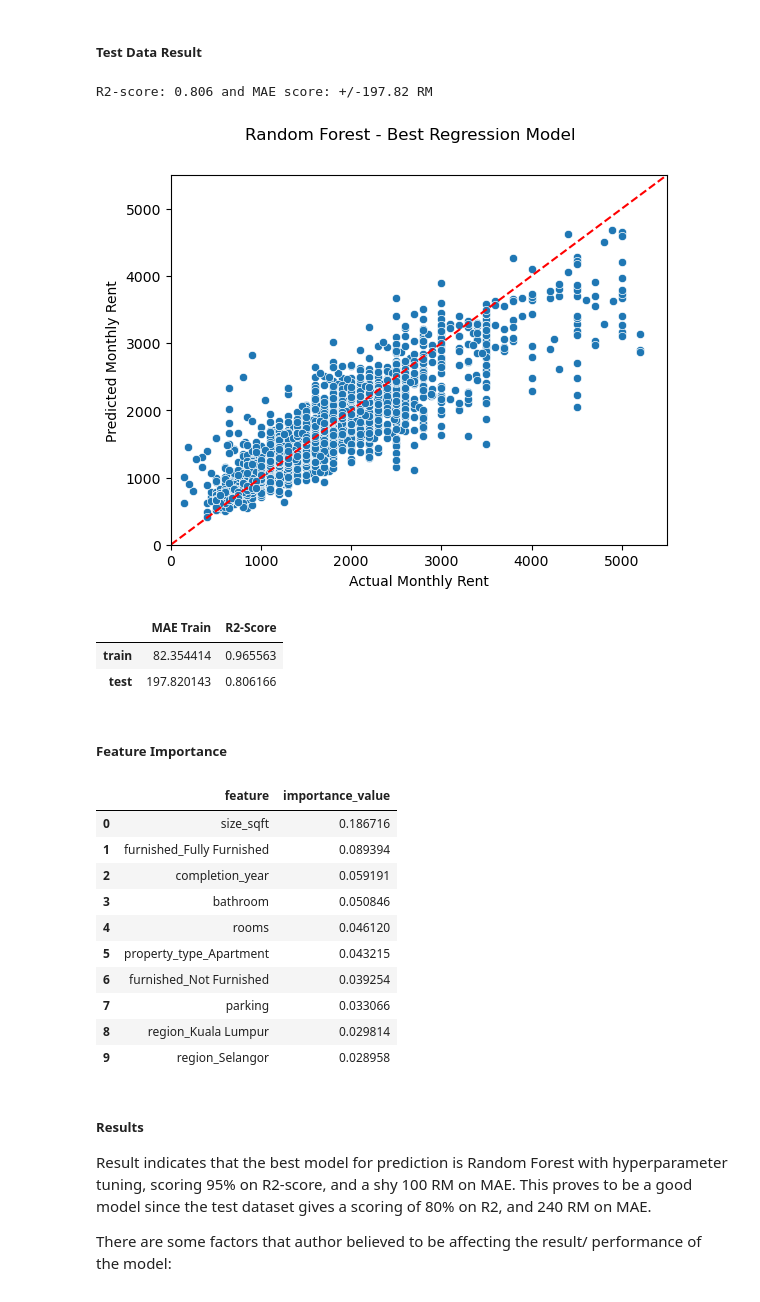
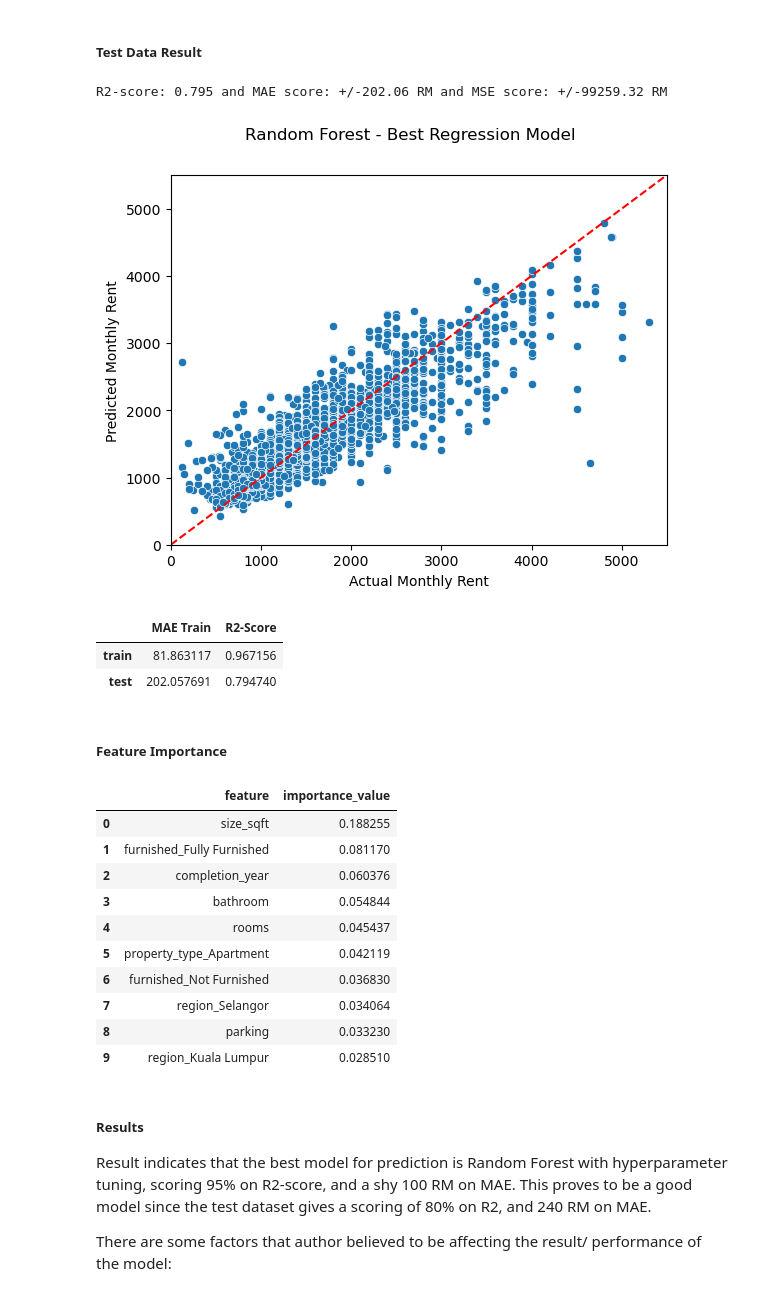
Before and after one commit to dannymirxa/mudah_KL_price_prediction, a Jupyter notebook: PredictionwithSVRPipe.ipynb, the cells around one changed output. Drawn from its saved outputs; the diff is of its cells as text; code cells hidden in the pictures.

Commit message:
add mean squared error

```diff
--- a/PredictionwithSVRPipe.ipynb
+++ b/PredictionwithSVRPipe.ipynb
@@ -692,7 +713,7 @@ dfx_new = dfx.filter(
     (pl.col("property_type") != 'Townhouse Condo'))
 # %%
 dfx_new = dfx.filter((~pl.col("location").is_in(exclude_location.tolist())))
-dfx_new = dfx_new.filter((~pl.col("property_type").is_in(["Condo / Services residence / Penthouse / Townhouse", "Townhouse Condo"])))
+dfx_new = dfx_new.filter((~pl.col("property_type").is_in(["Condo / Services residence / Penthouse / Townhouse", "Houses"])))
 # %% [raw]
 dfx_new = dfx.filter(
     (pl.col("location") != 'Chan Sow Lin') & (pl.col("location") != 'Sungai Penchala') &
@@ -1601,36 +1660,39 @@ from sklearn.metrics import mean_squared_error, r2_score
 
 
 #setting up
 rf_tree = RandomForestRegressor(n_estimators = 500,
                                 criterion = "squared_error",
                                 max_features = "sqrt",
                                 random_state = 123)
 
 #fit model train
 rf_tree.fit(X_train_clean, y_train.flatten())
 
 # Predict model
 y_pred_test = rf_tree.predict(X_test_clean)
 
 # Calculate mean absolute error
 mae_rf_cv_test = mean_absolute_error(y_test, y_pred_test)
 
 # # Calculate R-squared
 r2_rf_cv_test = r2_score(y_test, y_pred_test)
 
-print(f"R2-score: {r2_rf_cv_test:.3f} and MAE score: +/-{mae_rf_cv_test:.2f} RM")
+# Calculate mean squared error
+mse_rf_cv_test = mean_squared_error(y_test, y_pred_test)
+
+print(f"R2-score: {r2_rf_cv_test:.3f} and MAE score: +/-{mae_rf_cv_test:.2f} RM and MSE score: +/-{mse_rf_cv_test:.2f} RM")
 
 sns.scatterplot(x=y_test.flatten(), y=y_pred_test.flatten())
 plt.plot([0, 5500], [0,5500], "--r")
 plt.xlim(0, 5500)
 plt.xlabel("Actual Monthly Rent")
 plt.ylim(0,5500)
 plt.ylabel("Predicted Monthly Rent")
 plt.suptitle("Random Forest - Best Regression Model")
 plt.show()
 # %% [output]
-R2-score: 0.806 and MAE score: +/-197.82 RM
+R2-score: 0.795 and MAE score: +/-202.06 RM and MSE score: +/-99259.32 RM
-[figure, old version]
+[figure, new version]
 # %%
 mae_score = [mae_rf_cv_train, mae_rf_cv_test]
 r2_score = [r2_rf_cv_train, r2_rf_cv_test]
@@ -1644,8 +1706,8 @@ summary_df_train_test = pd.DataFrame({
 summary_df_train_test
 # %% [output]
 |  | MAE Train | R2-Score |
-| train | 82.354414 | 0.965563 |
-| test | 197.820143 | 0.806166 |
+| train | 81.863117 | 0.967156 |
+| test | 202.057691 | 0.794740 |
 # %% [markdown]
 ##### Feature Importance
 # %%
@@ -1676,16 +1738,16 @@ df.columns = ['feature', 'importance_value']
 df.sort_values(by='importance_value', ascending=False).head(10)
 # %% [output]
 |  | feature | importance_value |
-| 0 | size_sqft | 0.186716 |
-| 1 | furnished_Fully Furnished | 0.089394 |
-| 2 | completion_year | 0.059191 |
-| 3 | bathroom | 0.050846 |
-| 4 | rooms | 0.046120 |
-| 5 | property_type_Apartment | 0.043215 |
-| 6 | furnished_Not Furnished | 0.039254 |
-| 7 | parking | 0.033066 |
-| 8 | region_Kuala Lumpur | 0.029814 |
-| 9 | region_Selangor | 0.028958 |
+| 0 | size_sqft | 0.188255 |
+| 1 | furnished_Fully Furnished | 0.081170 |
+| 2 | completion_year | 0.060376 |
+| 3 | bathroom | 0.054844 |
+| 4 | rooms | 0.045437 |
+| 5 | property_type_Apartment | 0.042119 |
+| 6 | furnished_Not Furnished | 0.036830 |
+| 7 | region_Selangor | 0.034064 |
+| 8 | parking | 0.033230 |
+| 9 | region_Kuala Lumpur | 0.028510 |
 # %% [markdown]
 ##### Results
 Result indicates that the best model for prediction is Random Forest with hyperparameter tuning, scoring 95% on R2-score, and a shy 100 RM on MAE. This proves to be a good model since the test dataset gives a scoring of 80% on R2, and 240 RM on MAE.
```
Also changed, not shown: parts of 64 cells of this notebook.
